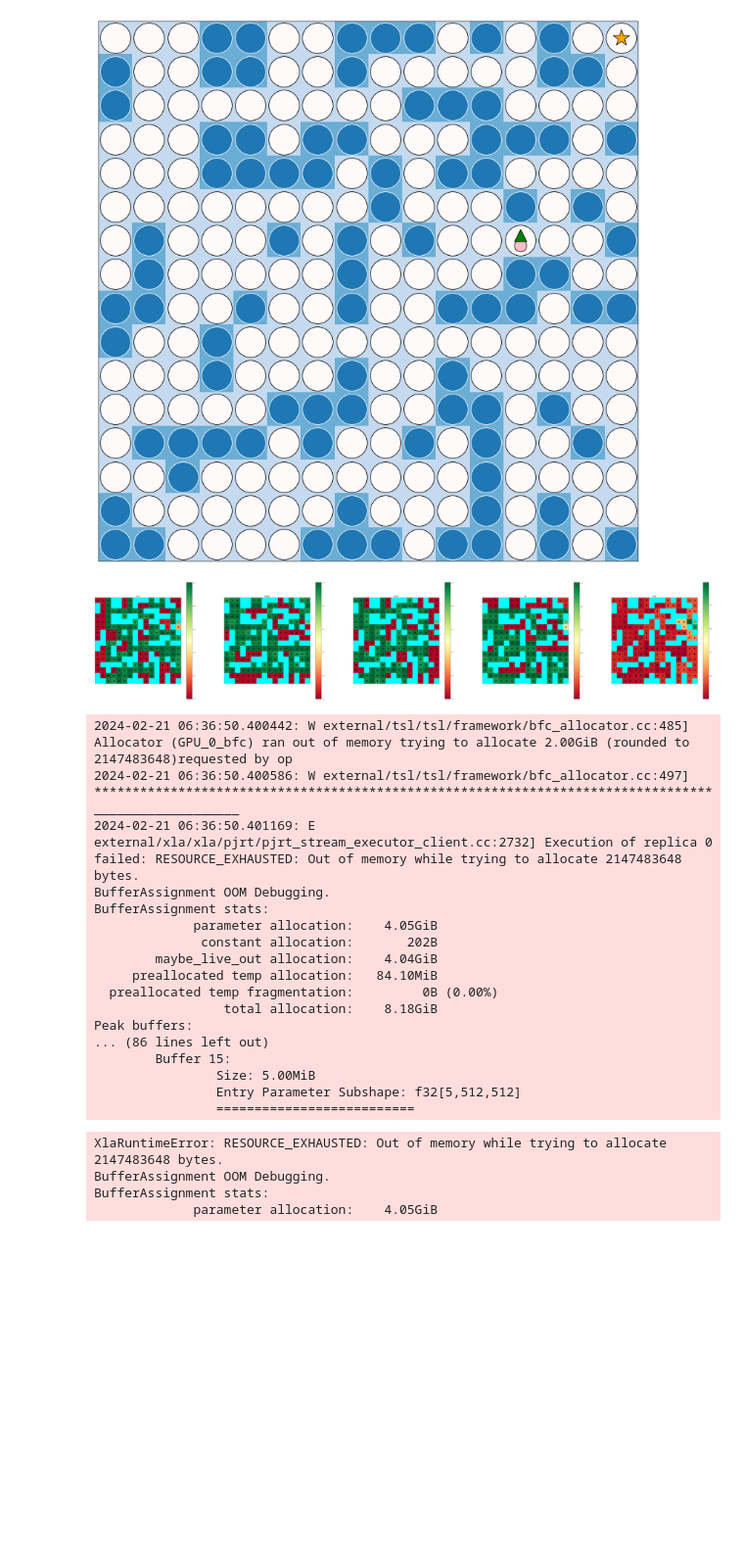
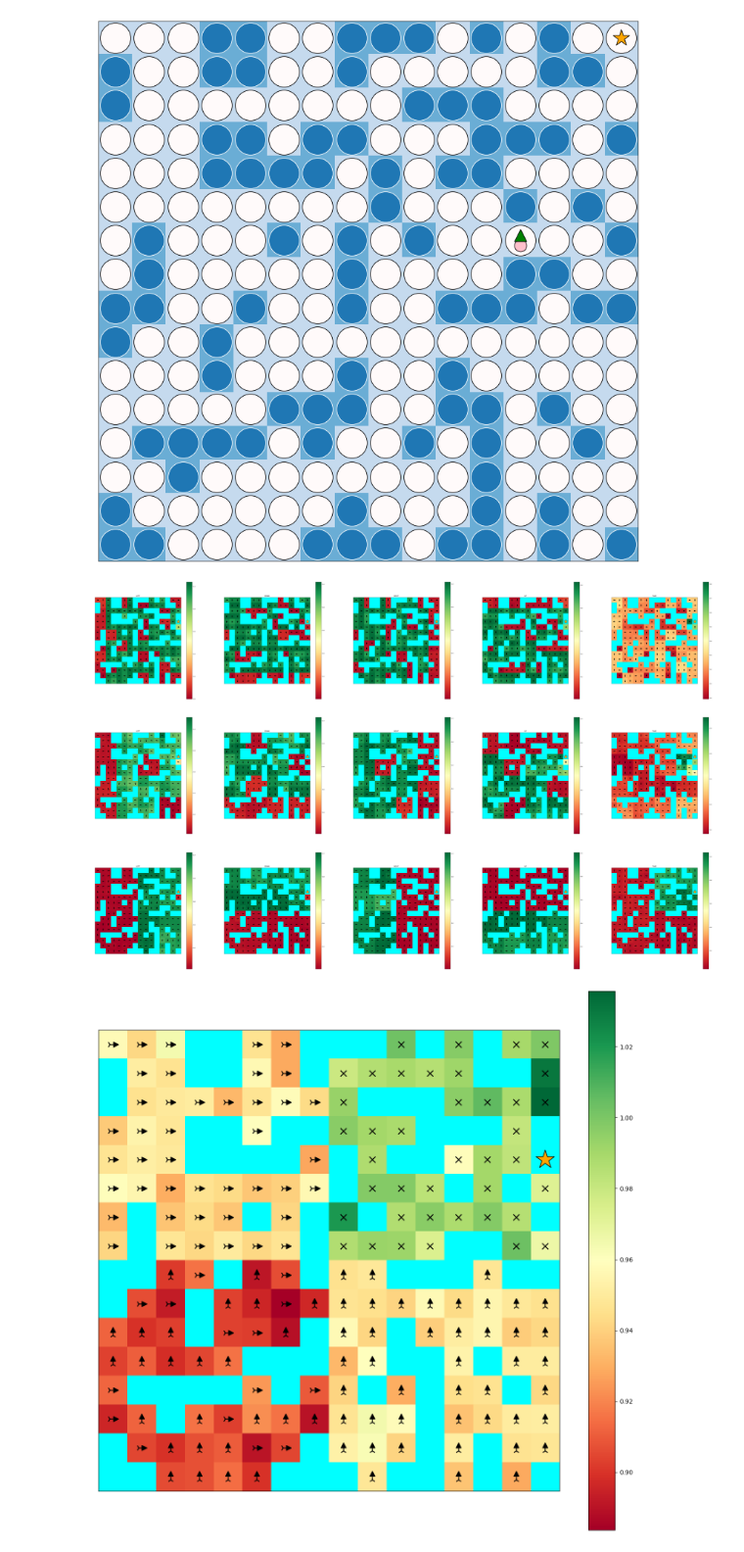
Before and after one commit to davidesartor/MANGO-lite, a Jupyter notebook: btf/test incremental 16x16.ipynb, the cells around one changed output. Shown at 98% size. Drawn from its saved outputs; the diff is of its cells as text; code cells hidden in the pictures; blank space fills up the shorter version.

```diff
--- a/btf/test incremental 16x16.ipynb
+++ b/btf/test incremental 16x16.ipynb
@@ -16,7 +16,7 @@ import utils
 seed = 42
 map_scale = 4
 
-max_steps = 2**24
+max_steps = 2**23
 rollout_steps = 4**map_scale
 n_rollouts = max_steps // rollout_steps
 batch_size = 8 * rollout_steps
@@ -51,7 +51,7 @@ class InnerQnet(nn.Module):
         x = jnp.zeros((*self.map_shape, 2))
         x = x.at[obs[0, 0], obs[0, 1], 0].set(1)
         x = x.at[obs[1, 0], obs[1, 1], 1].set(1)
-        x = MultiMLP(self.hidden_size, self.n_actions)(x)
+        x = MultiMLP(self.n_actions)(x)
         return x
 
 
@@ -73,7 +73,11 @@ def sim_step(env, dql_state, rng_key, pbar):
         lambda a, t: pbar.update(1), jax.random.split(rng_key, 3)
     )
 
-    transitions = utils.random_rollout(env, rng_expl, rollout_steps)
+    rng_expl = jax.random.split(rng_expl, 8)
+    transitions = jax.vmap(utils.random_rollout, in_axes=(None, 0, None))(env, rng_expl, rollout_steps//8)
+    transitions = jax.tree_map(lambda x: jnp.reshape(x, (-1, *x.shape[2:])), transitions)
+
+    # transitions = utils.random_rollout(env, rng_expl, rollout_steps)
     dql_state = dql_state.update_replay(transitions)
 
     transitions = dql_state.replay_buffer.sample(rng_train, batch_size)
@@ -83,54 +87,36 @@ def sim_step(env, dql_state, rng_key, pbar):
 # %%
 abs_env = env
 for cell_scale in range(1, map_scale):
     # inner stages
     reward_fn = partial(actions.reward_fn, cell_scale)
     beta_fn = partial(actions.beta_fn, cell_scale)
 
     #qnet = MultiMLP(abs_env.action_space.n)
-    qnet = Qnet(abs_env.action_space.n, env.frozen.shape)
+    qnet = InnerQnet(abs_env.action_space.n, env.frozen.shape)
     dql_state = qlearning.MultiDQLTrainState.create(
         rng_init, qnet, abs_env, reward_fn=reward_fn, beta_fn=beta_fn
     )
 
     pbar = tqdm(range(n_rollouts))
     dql_state, rewards = jax.lax.scan(partial(sim_step, abs_env, pbar=pbar), dql_state, rng_steps)
 
     get_qval_fn = jax.jit(lambda obs: dql_state.qval_apply_fn(dql_state.params_qnet, obs))
     plotting.plot_qvals(env, get_qval_fn, tasks=["LEFT", "DOWN", "RIGHT", "UP", "TAKE"])
 
     abs_env = mangoenv.MangoEnv(abs_env, dql_state, max_steps=4)
     rollout_steps = rollout_steps // 2
 
 # outer stage
-qnet = utils.MLP(abs_env.action_space.n)
+qnet = OuterQnet(abs_env.action_space.n, env.frozen.shape)
 dql_state = qlearning.DQLTrainState.create(rng_init, qnet, abs_env)
 
 pbar = tqdm(range(n_rollouts))
 dql_state, rewards = jax.lax.scan(partial(sim_step, abs_env, pbar=pbar), dql_state, rng_steps)
 
 get_qval_fn = jax.jit(lambda obs: dql_state.qval_apply_fn(dql_state.params_qnet, obs))
 plotting.plot_qvals(env, get_qval_fn)
 # %% [output]
-[figure, old version]
+[figure, new version]
-2024-02-21 06:36:50.400442: W external/tsl/tsl/framework/bfc_allocator.cc:485] Allocator (GPU_0_bfc) ran out of memory trying to allocate 2.00GiB (rounded to 2147483648)requested by op
-2024-02-21 06:36:50.400586: W external/tsl/tsl/framework/bfc_allocator.cc:497] *********************************************************************************___________________
-2024-02-21 06:36:50.401169: E external/xla/xla/pjrt/pjrt_stream_executor_client.cc:2732] Execution of replica 0 failed: RESOURCE_EXHAUSTED: Out of memory while trying to allocate 2147483648 bytes.
-BufferAssignment OOM Debugging.
-BufferAssignment stats:
-             parameter allocation:    4.05GiB
-              constant allocation:       202B
-        maybe_live_out allocation:    4.04GiB
-     preallocated temp allocation:   84.10MiB
-  preallocated temp fragmentation:         0B (0.00%)
-                 total allocation:    8.18GiB
-Peak buffers:
-... (86 lines left out)
-        Buffer 15:
-                Size: 5.00MiB
-                Entry Parameter Subshape: f32[5,512,512]
-                ==========================
-XlaRuntimeError: RESOURCE_EXHAUSTED: Out of memory while trying to allocate 2147483648 bytes.
-BufferAssignment OOM Debugging.
-BufferAssignment stats:
-             parameter allocation:    4.05GiB
+[figure, added]
+[figure, added]
+[figure, added]
```
